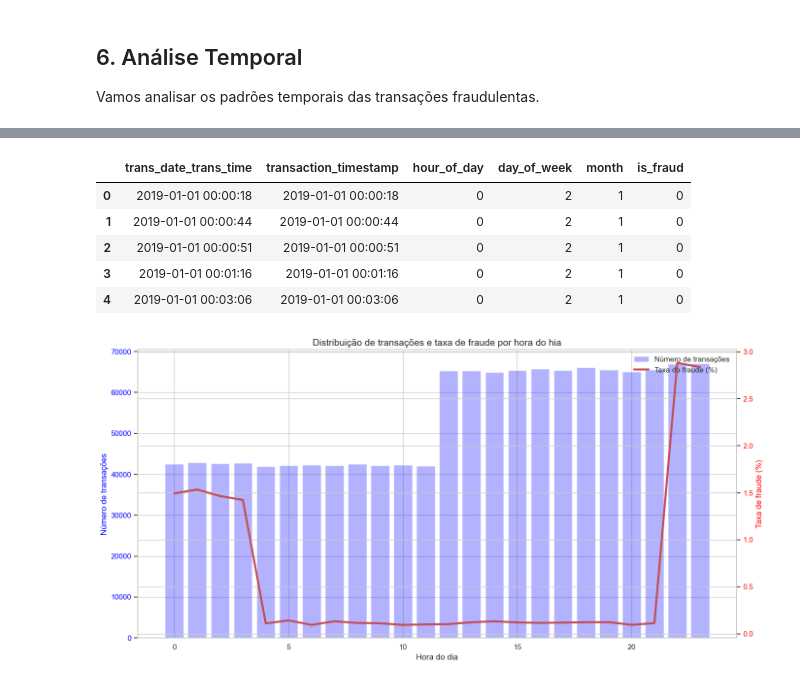
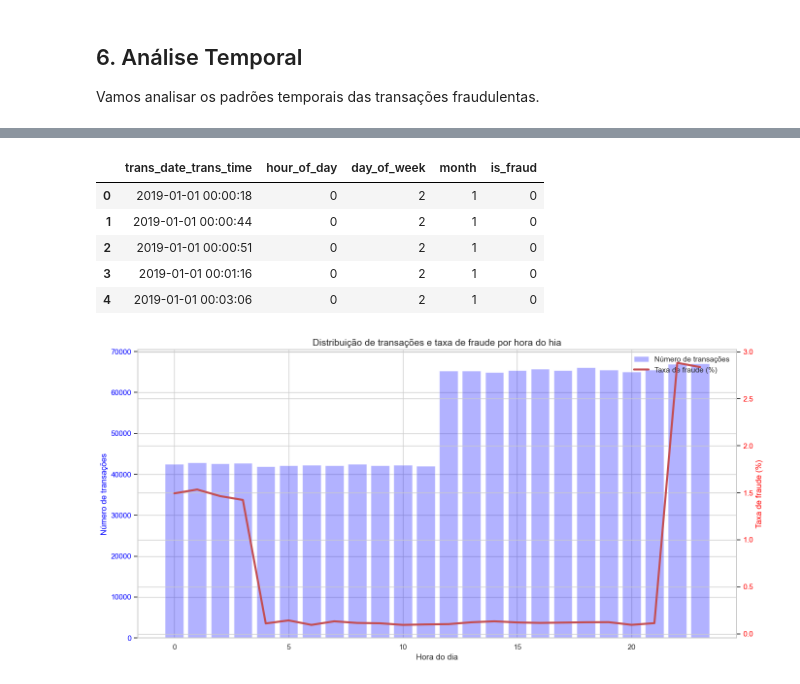
Before and after one commit to el-gabri/CASE_iFood, a Jupyter notebook: notebooks/01_exploratory_analysis.ipynb, the cells around one changed output, grey strips where cells are left out. Drawn from its saved outputs; the diff is of its cells as text; code cells hidden in the pictures.

```diff
--- a/notebooks/01_exploratory_analysis.ipynb
+++ b/notebooks/01_exploratory_analysis.ipynb
@@ -250,21 +261,21 @@ Vamos analisar os padrões temporais das transações fraudulentas.
 # %%
 # Converter a coluna de data/hora para datetime
-train_df['transaction_timestamp'] = pd.to_datetime(train_df['trans_date_trans_time'])
+train_df['trans_date_trans_time'] = pd.to_datetime(train_df['trans_date_trans_time'])
 
 # Extrair componentes temporais
-train_df['hour_of_day'] = train_df['transaction_timestamp'].dt.hour
-train_df['day_of_week'] = train_df['transaction_timestamp'].dt.dayofweek + 1  # 1=Segunda, 7=Domingo
-train_df['month'] = train_df['transaction_timestamp'].dt.month
+train_df['hour_of_day'] = train_df['trans_date_trans_time'].dt.hour
+train_df['day_of_week'] = train_df['trans_date_trans_time'].dt.dayofweek + 1  # 1=Segunda, 7=Domingo
+train_df['month'] = train_df['trans_date_trans_time'].dt.month
 
 # Visualizar as primeiras linhas com os novos componentes temporais
-train_df[['trans_date_trans_time', 'transaction_timestamp', 'hour_of_day', 'day_of_week', 'month', 'is_fraud']].head()
+train_df[['trans_date_trans_time', 'hour_of_day', 'day_of_week', 'month', 'is_fraud']].head()
 # %% [output]
-|  | trans_date_trans_time | transaction_timestamp | hour_of_day | day_of_week | month | is_fraud |
-| 0 | 2019-01-01 00:00:18 | 2019-01-01 00:00:18 | 0 | 2 | 1 | 0 |
-| 1 | 2019-01-01 00:00:44 | 2019-01-01 00:00:44 | 0 | 2 | 1 | 0 |
-| 2 | 2019-01-01 00:00:51 | 2019-01-01 00:00:51 | 0 | 2 | 1 | 0 |
-| 3 | 2019-01-01 00:01:16 | 2019-01-01 00:01:16 | 0 | 2 | 1 | 0 |
-| 4 | 2019-01-01 00:03:06 | 2019-01-01 00:03:06 | 0 | 2 | 1 | 0 |
+|  | trans_date_trans_time | hour_of_day | day_of_week | month | is_fraud |
+| 0 | 2019-01-01 00:00:18 | 0 | 2 | 1 | 0 |
+| 1 | 2019-01-01 00:00:44 | 0 | 2 | 1 | 0 |
+| 2 | 2019-01-01 00:00:51 | 0 | 2 | 1 | 0 |
+| 3 | 2019-01-01 00:01:16 | 0 | 2 | 1 | 0 |
+| 4 | 2019-01-01 00:03:06 | 0 | 2 | 1 | 0 |
 # %%
 # Análise por hora do dia
 hour_fraud = train_df.groupby('hour_of_day')['is_fraud'].mean() * 100
```
Also changed, not shown: parts of 21 cells of this notebook, 3 other files.
